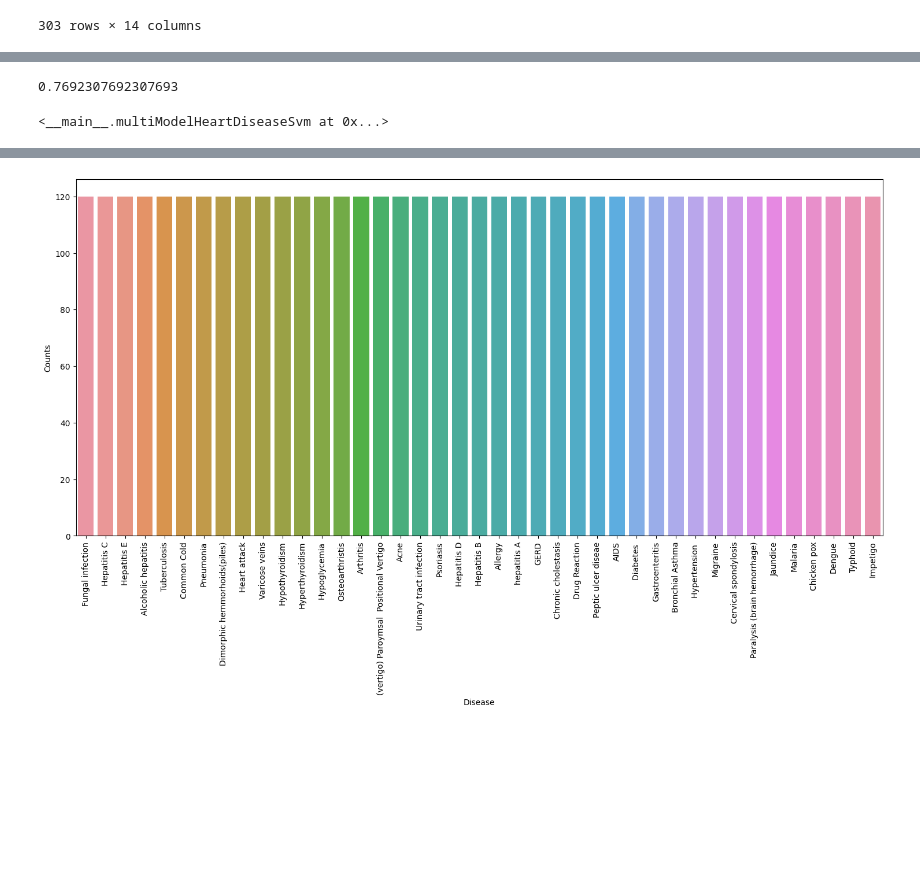
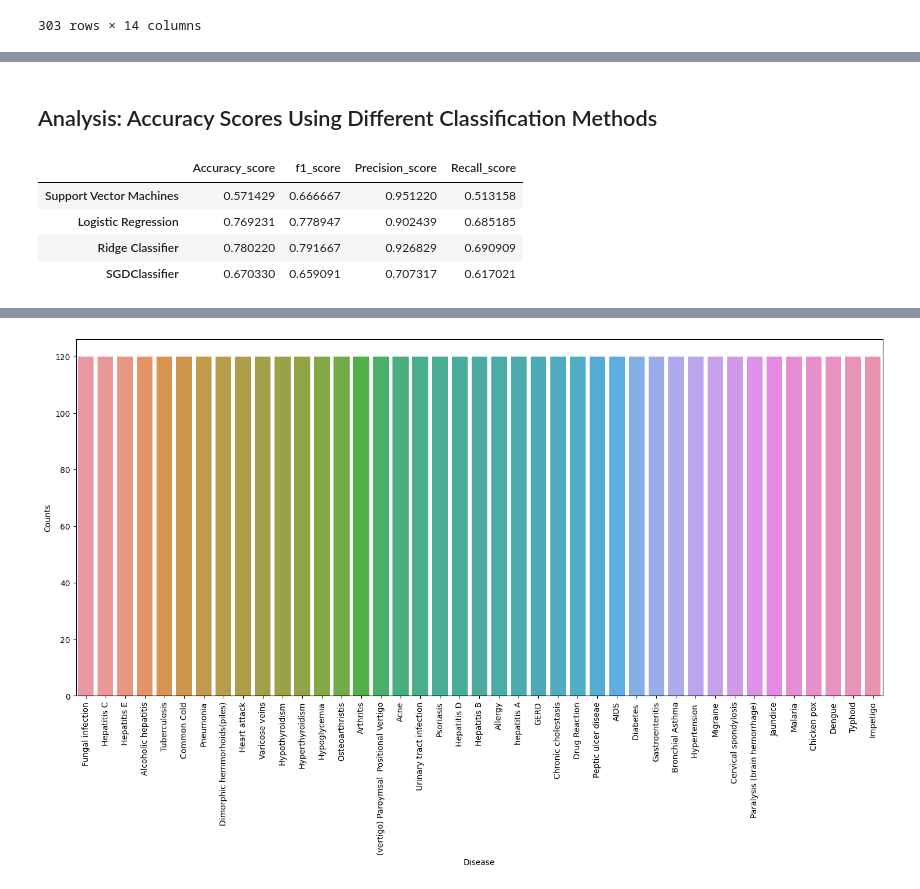
Before and after one commit to amahmood561/AI_healthcare_Final-Project, a Jupyter notebook: AI_healthcare_Final_Project.ipynb, the cells around one changed output, grey strips where cells are left out. Drawn from its saved outputs; the diff is of its cells as text; code cells hidden in the pictures; blank space fills up the shorter version.

```diff
--- a/AI_healthcare_Final_Project.ipynb
+++ b/AI_healthcare_Final_Project.ipynb
@@ -132,17 +231,17 @@ df
+# %% [markdown]
+<h2>Analysis: Accuracy Scores Using Different Classification Methods</h2>
 # %%
-import pandas as pd
-import numpy as np
-from sklearn.model_selection import train_test_split
-from sklearn import svm
-from sklearn.metrics import accuracy_score
-from sklearn.preprocessing import StandardScaler
+
 
 class multiModelHeartDiseaseSvm:
     def __init__(self):
         self.df = pd.read_csv("heart.csv")
         self.extractIndAndDepVars()
         self.splitDataSet()
+        self.applyNormalization()
+        self.addSupportingModels()
         self.fitData()
+        self.handleMetricCals()
     def extractIndAndDepVars(self):
         #Extracting Independent and dependent variable
         self.x = self.df.drop('target', axis = 1)
@@ -153,6 +252,39 @@ class multiModelHeartDiseaseSvm:
         #Splitting dataset into training and test sets
         self.x_train, self.x_test, self.y_train, self.y_test = train_test_split(self.x, self.y, test_size = 0.3, random_state = 10)
         self.model = svm.SVC(kernel = 'linear')
+    def applyNormalization(self):
+        #Apply normalization operation for numerical stability
+        self.st = StandardScaler()
+        self.x = self.st.fit_transform(self.x)
+    def addSupportingModels(self):
+        self.models = {}
+        #Support Vector Machines
+        #Fitting the SVM Classifier to the training set
+        self.models['Support Vector Machines'] = SVC()
+        #Logistics Regression
+        self.models['Logistic Regression'] = LogisticRegression(max_iter=3000)
+        #Ridge Classifier
+        self.models['Ridge Classifier'] = RidgeClassifier()
+        #SGDClassifier
+        self.models['SGDClassifier'] = SGDClassifier()
+    def handleMetricCals(self):
+        self.accuracy, self.f1, self.precision, self.recall = {}, {}, {}, {}
+        for key in self.models.keys():
+            #Fit the classifier model
+            self.models[key].fit(self.x_train, self.y_train)
+            #Prediction
+            predictions = self.models[key].predict(self.x_test)
+            #Calculate Accuracy, f1, Precision and Recall Metrics
+            self.accuracy[key] = accuracy_score(predictions, self.y_test)
+            self.f1[key] = f1_score(predictions, self.y_test)
+            self.precision[key] = precision_score(predictions, self.y_test)
+            self.recall[key] = recall_score(predictions, self.y_test)
+
+        self.model = pd.DataFrame(index = self.models.keys())
+        self.model['Accuracy_score'] = self.accuracy.values()
+        self.model['f1_score'] = self.f1.values()
+        self.model['Precision_score'] = self.precision.values()
+        self.model['Recall_score'] = self.recall.values()
     def fitData(self):
         #fitting data
         self.model.fit(self.x_train, self.y_train)
@@ -160,9 +292,19 @@ class multiModelHeartDiseaseSvm:
         self.prediction = self.model.predict(self.x_test)
         #Accuracy of svm
         self.ac_score = accuracy_score(self.prediction, self.y_test)
-        print(self.ac_score)
+        #print("Accuracy Score On Heart Disease with SVM: " + str(self.ac_score))
+    def handlePlotting(self):
+        #Compare SVM & Logistic Regression
+        compare = self.model.plot.bar(rot = 45)
+        compare.legend(ncol = len(self.models.keys()), bbox_to_anchor = (0,1), loc = 'lower left', prop = {'size':14})
+        plt.tight_layout()
 
-multiModelHeartDiseaseSvm()
+modelHeart = multiModelHeartDiseaseSvm()
-# %% [output]
-0.7692307692307693
-<__main__.multiModelHeartDiseaseSvm at 0x...>
+# %%
+modelHeart.model
+# %% [output]
+|  | Accuracy_score | f1_score | Precision_score | Recall_score |
+| Support Vector Machines | 0.571429 | 0.666667 | 0.951220 | 0.513158 |
+| Logistic Regression | 0.769231 | 0.778947 | 0.902439 | 0.685185 |
+| Ridge Classifier | 0.780220 | 0.791667 | 0.926829 | 0.690909 |
+| SGDClassifier | 0.670330 | 0.659091 | 0.707317 | 0.617021 |
```
Also changed, not shown: parts of 25 cells of this notebook, 1 other file.
